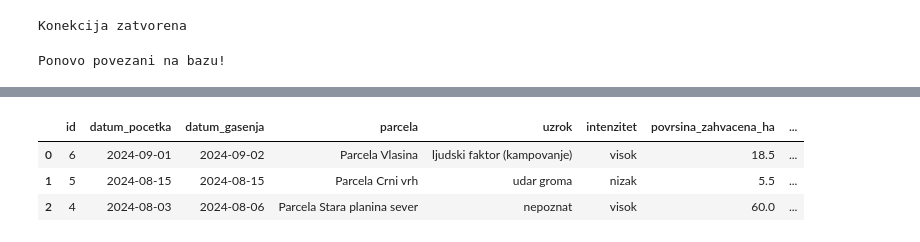
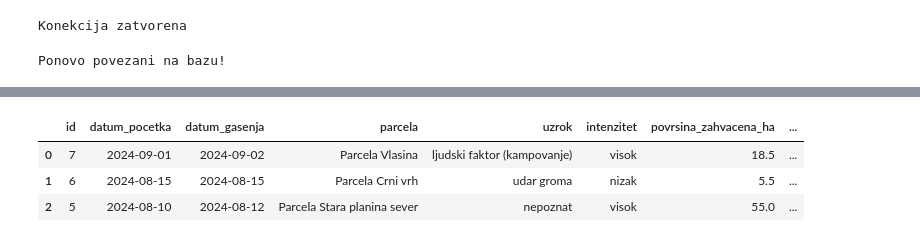
Before and after one commit to markoviicmilica/GEO_projekat, a Jupyter notebook: sumski_pozari.ipynb, the cells around one changed output, grey strips where cells are left out. Drawn from its saved outputs; the diff is of its cells as text; code cells hidden in the pictures.

```diff
--- a/sumski_pozari.ipynb
+++ b/sumski_pozari.ipynb
@@ -291,11 +295,13 @@ print(f" Uneto {len(meteo_podaci)} meteo merenja!")
 # Unos podataka u tabelu šumski požari
 
 pozari = [
-    ("2024-07-10", "2024-07-12", 1, "ljudski faktor (loza)", "visok", 45.30, 18),
-    ("2024-07-22", "2024-07-22", 2, "udar groma", "nizak", 3.10, 6),
-    ("2024-08-02", "2024-08-05", 3, "ljudski faktor (spaljivanje korova)", "srednji", 22.70, 12),
-    ("2024-08-03", "2024-08-06", 5, "nepoznat", "visok", 60.00, 25),
-    ("2024-08-15", "2024-08-15", 6, "udar groma", "nizak", 5.50, 8),
+    # datum_poc,    datum_gas,    parcela_id, uzrok,                            intenzitet, povrsina, vatrogasci
+    ("2024-07-10", "2024-07-12", 1, "ljudski faktor (loza)",                    "visok",   45.30, 18),
+    ("2024-07-22", "2024-07-22", 2, "udar groma",                               "nizak",    3.10,  6),
+    ("2024-08-02", "2024-08-05", 3, "ljudski faktor (spaljivanje korova)",       "srednji", 22.70, 12),
+    ("2024-08-03", "2024-08-06", 4, "nepoznat",                                 "visok",   60.00, 25),
+    ("2024-08-10", "2024-08-12", 5, "nepoznat",                                 "visok",   55.00, 22),
+    ("2024-08-15", "2024-08-15", 6, "udar groma",                               "nizak",    5.50,  8),
 ]
 
 for datum_poc, datum_gas, parcela_id, uzrok, intenzitet, povrsina, vatrogasci in pozari:
@@ -307,5 +313,5 @@ for datum_poc, datum_gas, parcela_id, uzrok, intenzitet, povrsina, vatrogasci in
     """, (datum_poc, datum_gas, parcela_id, uzrok, intenzitet, povrsina, vatrogasci))
 
 conn.commit()
-print(" Uneto 5 požara")
+print("Uneto 6 požara (sve parcele pokrivene)")
 # %% [output]
@@ -452,8 +476,10 @@ Požari nakon dodavanja:
 # %%
 # Crud operacija update
 
-def azuriraj_pozar(pozar_id, nova_povrsina, novi_intenzitet):
-    """Ažurira površinu i intenzitet požara"""
+def azuriraj_pozar(conn, cur, pozar_id, nova_povrsina, novi_intenzitet):
+    if nova_povrsina <= 0:
+        print("Površina mora biti pozitivna!")
+        return False
     try:
         cur.execute("""
             UPDATE pozari
@@ -461,21 +487,21 @@ def azuriraj_pozar(pozar_id, nova_povrsina, novi_intenzitet):
             WHERE id = %s
         """, (nova_povrsina, novi_intenzitet, pozar_id))
         conn.commit()
-        print(f" Požar ID {pozar_id} ažuriran!")
+
+        if cur.rowcount == 0:
+            print(f"Požar sa ID {pozar_id} nije pronađen — ništa nije ažurirano.")
+            return False
+
+        print(f"Požar ID {pozar_id} ažuriran (površina={nova_povrsina}, intenzitet={novi_intenzitet})")
         return True
     except Exception as e:
-        print(f" Greška: {e}")
+        conn.rollback()
+        print(f"Greška pri ažuriranju: {e}")
         return False
 
-# Ažuriramo poslednji dodati požar (uzmi njegov ID)
-cur.execute("SELECT MAX(id) FROM pozari")
-zadnji_id = cur.fetchone()[0]
+if novi_id:
+    azuriraj_pozar(conn, cur, novi_id, 18.50, "visok")
 
-if zadnji_id:
-    azuriraj_pozar(zadnji_id, 18.50, "visok")
-
-# Proveravamo promene
-df_pozari = citaj_sve_pozare()
-print("\n Požari nakon ažuriranja:")
-display(df_pozari.head(3))
+print("\nPožari nakon ažuriranja:")
+display(citaj_sve_pozare().head(3))
 # %% [output]
@@ -485,7 +511,7 @@ display(df_pozari.head(3))
 |  | id | datum_pocetka | datum_gasenja | parcela | uzrok | intenzitet | povrsina_zahvacena_ha | ... |
-| 0 | 6 | 2024-09-01 | 2024-09-02 | Parcela Vlasina | ljudski faktor (kampovanje) | visok | 18.5 | ... |
-| 1 | 5 | 2024-08-15 | 2024-08-15 | Parcela Crni vrh | udar groma | nizak | 5.5 | ... |
-| 2 | 4 | 2024-08-03 | 2024-08-06 | Parcela Stara planina sever | nepoznat | visok | 60.0 | ... |
+| 0 | 7 | 2024-09-01 | 2024-09-02 | Parcela Vlasina | ljudski faktor (kampovanje) | visok | 18.5 | ... |
+| 1 | 6 | 2024-08-15 | 2024-08-15 | Parcela Crni vrh | udar groma | nizak | 5.5 | ... |
+| 2 | 5 | 2024-08-10 | 2024-08-12 | Parcela Stara planina sever | nepoznat | visok | 55.0 | ... |
 # %%
 # CRUD OPERACIJE - DELETE
 
```
Also changed, not shown: parts of 20 cells of this notebook, 14 other files.
